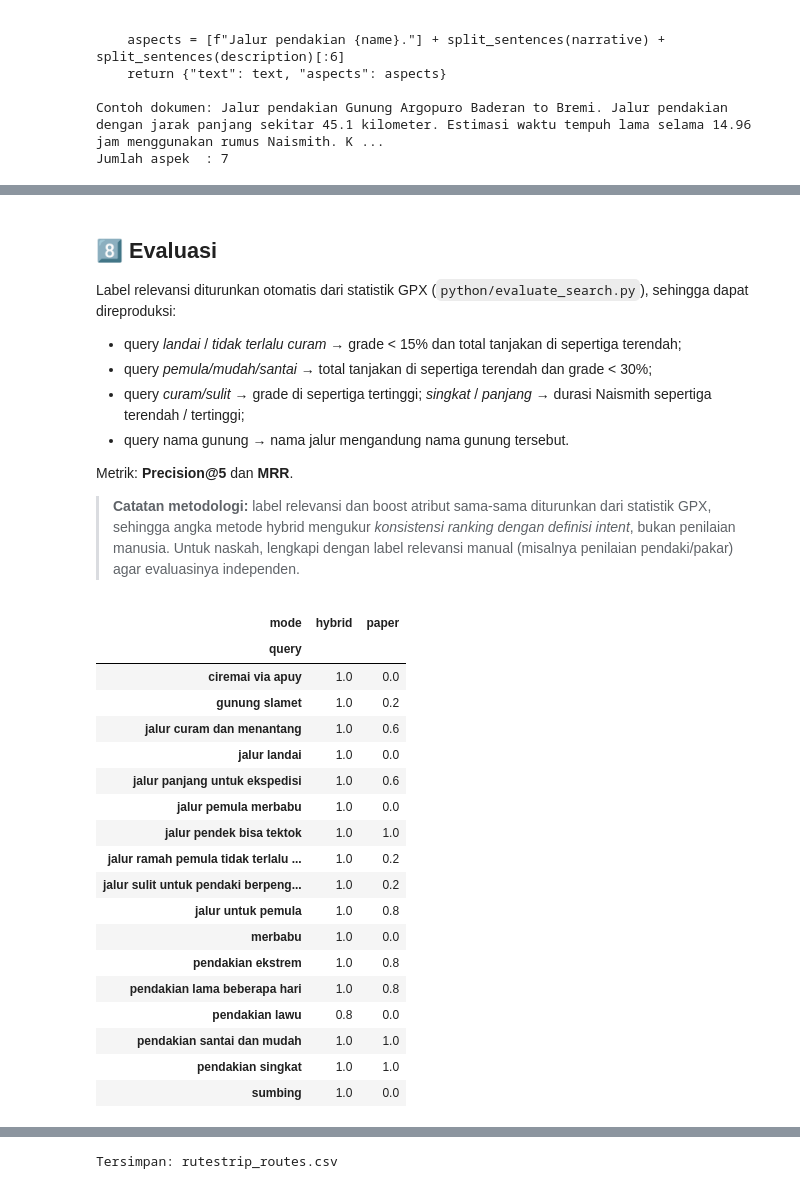
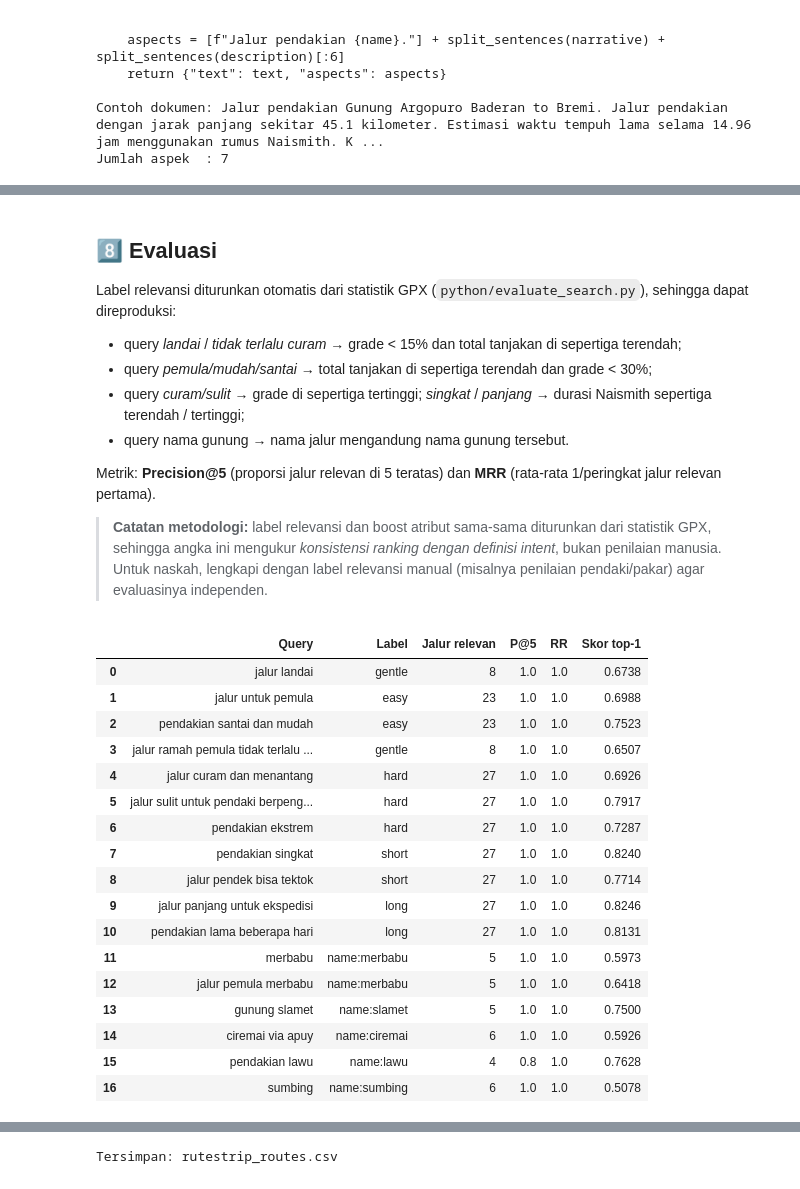
Before and after one commit to dasrams31/rutestrip-app, a Jupyter notebook: python/RuteStrip_Colab.ipynb, the cells around one changed output, grey strips where cells are left out. Drawn from its saved outputs; the diff is of its cells as text; code cells hidden in the pictures.

```diff
--- a/python/RuteStrip_Colab.ipynb
+++ b/python/RuteStrip_Colab.ipynb
@@ -174,7 +166,7 @@ for f in files:
                    'average_grade_pct': grade, 'min_elevation': lo, 'max_elevation': hi,
                    'difficulty': processor.classify_difficulty(km, gain, grade, hi),
                    'difficulty_score': round(processor.difficulty_score(km, gain, grade, hi)),
-                   'narrative_text': r['narrative_text'], 'baseline_embedding': r['embedding']})
+                   'narrative_text': r['narrative_text']})
 
 print(f'Jalur dipakai : {len(routes)}')
 print(f'Dilewati      : {len(skipped)}')
@@ -312,9 +293,8 @@ def detect_intents(query: str) -> set:
 #@title 7️⃣ Coba pencarian (ubah query di kolom kanan)
 QUERY = "jalur landai untuk pemula"  #@param {type:"string"}
 
-for mode in ('paper', 'hybrid'):
-    print(f"\n=== {'Metode awal (cosine murni)' if mode == 'paper' else 'Metode web (hybrid)'} — query: {QUERY!r}")
-    for i, (r, s) in enumerate(search(QUERY, mode), 1):
-        print(f"{i}. {r['name']:<42} skor {s:.4f} | {r['distance_km']} km, {r['elevation_gain_m']} m, "
-              f"{r['naismith_duration_hour']} jam, grade {r['average_grade_pct']}%, {r['difficulty']}")
+print(f"Query: {QUERY!r}\n")
+for i, (r, s) in enumerate(search(QUERY), 1):
+    print(f"{i}. {r['name']:<42} skor {s:.4f} | {r['distance_km']} km, {r['elevation_gain_m']} m, "
+          f"{r['naismith_duration_hour']} jam, grade {r['average_grade_pct']}%, {r['difficulty']}")
 # %% [output]
@@ -332,14 +306,11 @@ for mode in ('paper', 'hybrid'):
 4. Gunung Bukittunggul                        skor 0.6095 | 5.94 km, 769 m, 2.47 jam, grade 12.96%, sedang
 5. Gunung Ungaran via Mawar                   skor 0.6087 | 6.85 km, 784 m, 2.68 jam, grade 11.46%, sedang
 # %%
-#@title Perbandingan beberapa query (Top-3)
+#@title Contoh hasil beberapa query (Top-3)
 rows = []
 for q in ['jalur mudah untuk pemula', 'jalur landai', 'trek menantang elevasi tinggi', 'pendakian singkat 2-3 jam',
           'pendakian panjang beberapa hari', 'jalur pemula merbabu', 'gede pangrango', 'kawah ijen']:
-    p = search(q, 'paper', 3); h = search(q, 'hybrid', 3)
-    rows.append({'Query': q,
-                 'Cosine murni (paper)': ' | '.join(f"{r['name']} ({s:.2f})" for r, s in p),
-                 'Hybrid (web)': ' | '.join(f"{r['name']} ({s:.2f})" for r, s in h)})
+    rows.append({'Query': q, 'Top-3 (skor)': ' | '.join(f"{r['name']} ({s:.2f})" for r, s in search(q, 3))})
 pd.set_option('display.max_colwidth', None)
 display(pd.DataFrame(rows))
 # %% [output]
@@ -360,44 +331,39 @@ Label relevansi diturunkan otomatis dari statistik GPX (`python/evaluate_search.
 - query *curam/sulit* → grade di sepertiga tertinggi; *singkat* / *panjang* → durasi Naismith sepertiga terendah / tertinggi;
 - query nama gunung → nama jalur mengandung nama gunung tersebut.
 
-Metrik: **Precision@5** dan **MRR**.
+Metrik: **Precision@5** (proporsi jalur relevan di 5 teratas) dan **MRR** (rata-rata 1/peringkat jalur relevan pertama).
 
-> **Catatan metodologi:** label relevansi dan boost atribut sama-sama diturunkan dari statistik GPX, sehingga angka metode hybrid mengukur *konsistensi ranking dengan definisi intent*, bukan penilaian manusia. Untuk naskah, lengkapi dengan label relevansi manual (misalnya penilaian pendaki/pakar) agar evaluasinya independen.
+> **Catatan metodologi:** label relevansi dan boost atribut sama-sama diturunkan dari statistik GPX, sehingga angka ini mengukur *konsistensi ranking dengan definisi intent*, bukan penilaian manusia. Untuk naskah, lengkapi dengan label relevansi manual (misalnya penilaian pendaki/pakar) agar evaluasinya independen.
 # %%
-#@title Precision@5 & MRR: metode awal vs metode web
+#@title Precision@5 & MRR
 import evaluate_search as ev
-
-def rank(query, mode):
-    return [(r['id'], s) for r, s in search(query, mode, top_n=len(routes))]
 
 res = []
 for q, label in ev.QUERIES:
     rel = ev.relevant_ids(routes, label)
-    for mode in ('paper', 'hybrid'):
-        ranked = rank(q, mode)
-        p5, rr = ev.metrics(ranked, rel)
-        res.append({'query': q, 'mode': mode, 'P@5': p5, 'RR': rr, 'top1': ranked[0][1]})
+    ranked = [(r['id'], s) for r, s in search(q, top_n=len(routes))]
+    p5, rr = ev.metrics(ranked, rel)
+    res.append({'Query': q, 'Label': label, 'Jalur relevan': len(rel), 'P@5': p5, 'RR': rr, 'Skor top-1': round(ranked[0][1], 4)})
 ev_df = pd.DataFrame(res)
-summary = ev_df.groupby('mode')[['P@5', 'RR', 'top1']].mean().rename(columns={'RR': 'MRR', 'top1': 'skor top-1'})
-display(ev_df.pivot(index='query', columns='mode', values='P@5'))
-display(summary.round(3))
+display(ev_df)
+summary = {'Precision@5': ev_df['P@5'].mean(), 'MRR': ev_df['RR'].mean(), 'Skor top-1 rata-rata': ev_df['Skor top-1'].mean()}
+display(pd.Series(summary).round(3).to_frame('Nilai'))
 # %% [output]
-| mode | hybrid | paper |
-| query |  |  |
-| ciremai via apuy | 1.0 | 0.0 |
-| gunung slamet | 1.0 | 0.2 |
-| jalur curam dan menantang | 1.0 | 0.6 |
-| jalur landai | 1.0 | 0.0 |
-| jalur panjang untuk ekspedisi | 1.0 | 0.6 |
-| jalur pemula merbabu | 1.0 | 0.0 |
-| jalur pendek bisa tektok | 1.0 | 1.0 |
-| jalur ramah pemula tidak terlalu ... | 1.0 | 0.2 |
-| jalur sulit untuk pendaki berpeng... | 1.0 | 0.2 |
-| jalur untuk pemula | 1.0 | 0.8 |
-| merbabu | 1.0 | 0.0 |
-| pendakian ekstrem | 1.0 | 0.8 |
-| pendakian lama beberapa hari | 1.0 | 0.8 |
-| pendakian lawu | 0.8 | 0.0 |
-| pendakian santai dan mudah | 1.0 | 1.0 |
-| pendakian singkat | 1.0 | 1.0 |
-| sumbing | 1.0 | 0.0 |
+|  | Query | Label | Jalur relevan | P@5 | RR | Skor top-1 |
+| 0 | jalur landai | gentle | 8 | 1.0 | 1.0 | 0.6738 |
+| 1 | jalur untuk pemula | easy | 23 | 1.0 | 1.0 | 0.6988 |
+| 2 | pendakian santai dan mudah | easy | 23 | 1.0 | 1.0 | 0.7523 |
+| 3 | jalur ramah pemula tidak terlalu ... | gentle | 8 | 1.0 | 1.0 | 0.6507 |
+| 4 | jalur curam dan menantang | hard | 27 | 1.0 | 1.0 | 0.6926 |
+| 5 | jalur sulit untuk pendaki berpeng... | hard | 27 | 1.0 | 1.0 | 0.7917 |
+| 6 | pendakian ekstrem | hard | 27 | 1.0 | 1.0 | 0.7287 |
+| 7 | pendakian singkat | short | 27 | 1.0 | 1.0 | 0.8240 |
+| 8 | jalur pendek bisa tektok | short | 27 | 1.0 | 1.0 | 0.7714 |
+| 9 | jalur panjang untuk ekspedisi | long | 27 | 1.0 | 1.0 | 0.8246 |
+| 10 | pendakian lama beberapa hari | long | 27 | 1.0 | 1.0 | 0.8131 |
+| 11 | merbabu | name:merbabu | 5 | 1.0 | 1.0 | 0.5973 |
+| 12 | jalur pemula merbabu | name:merbabu | 5 | 1.0 | 1.0 | 0.6418 |
+| 13 | gunung slamet | name:slamet | 5 | 1.0 | 1.0 | 0.7500 |
+| 14 | ciremai via apuy | name:ciremai | 6 | 1.0 | 1.0 | 0.5926 |
+| 15 | pendakian lawu | name:lawu | 4 | 0.8 | 1.0 | 0.7628 |
+| 16 | sumbing | name:sumbing | 6 | 1.0 | 1.0 | 0.5078 |
```
Also changed, not shown: parts of 7 cells of this notebook, 13 other files.
